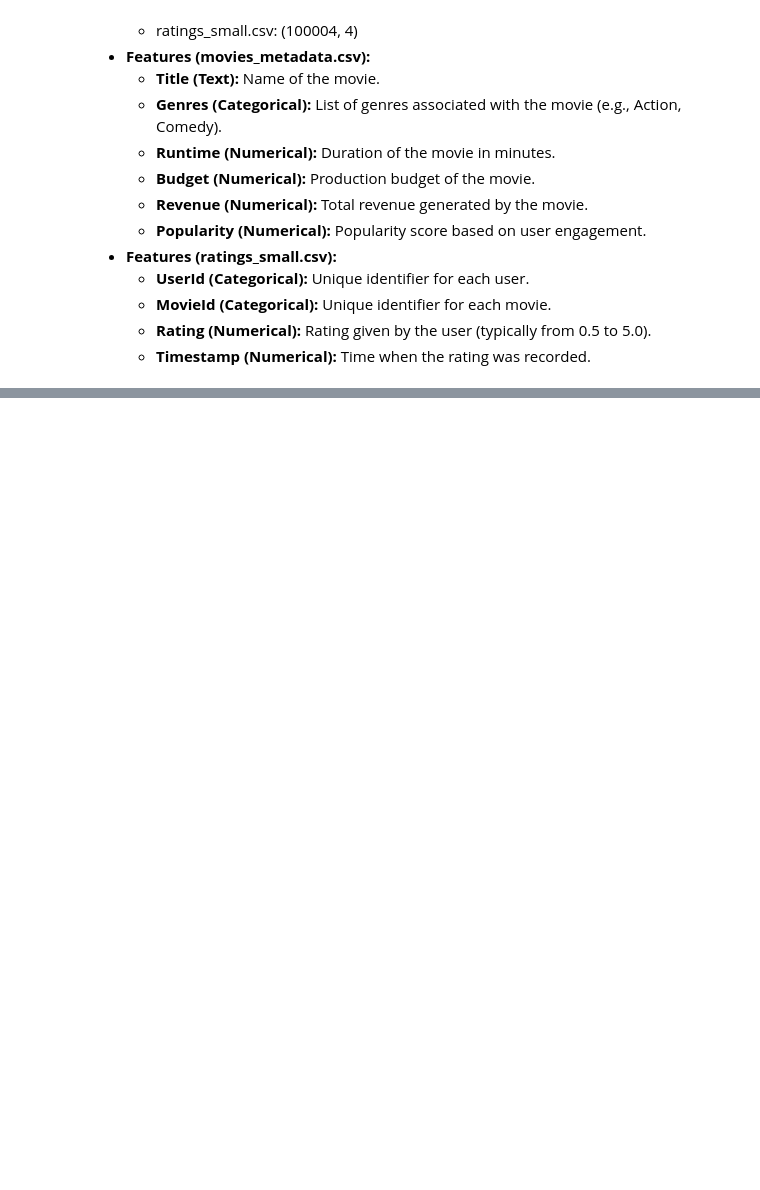
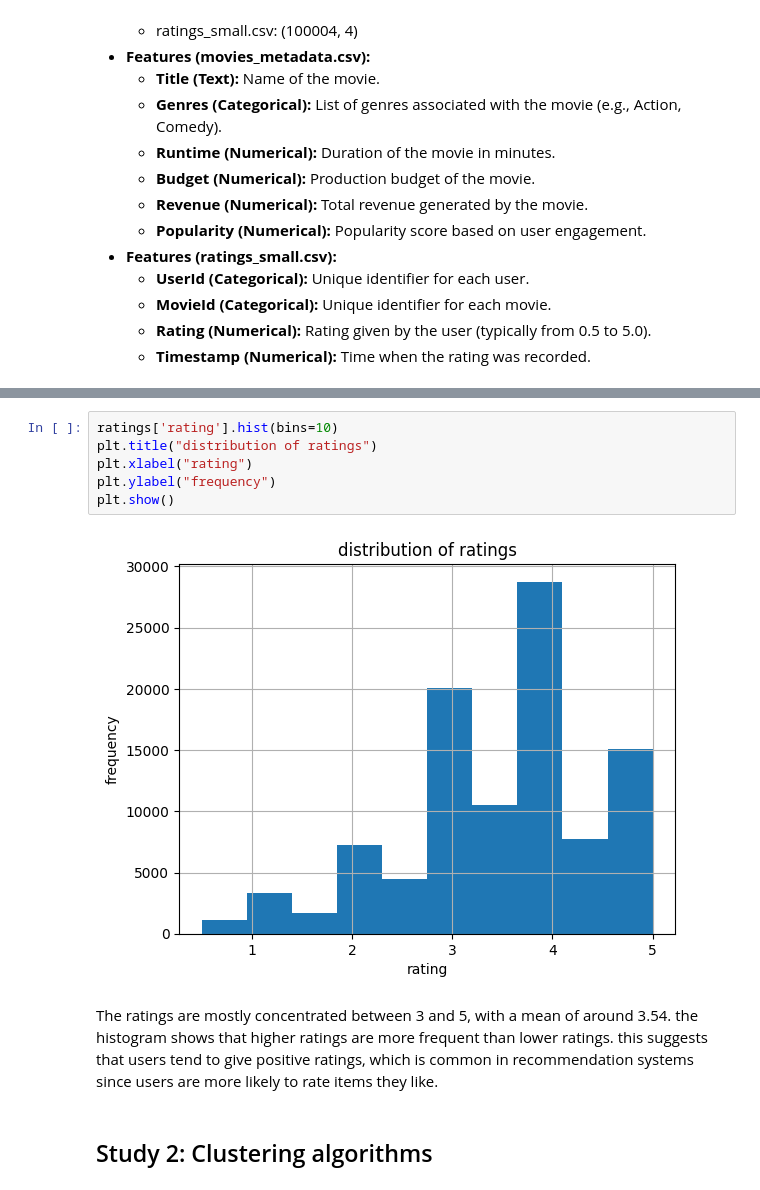
Before and after one commit to Zixin-Fan/CSI4142-A4, a Jupyter notebook: CSI4142_A4_ZixinFan_SolinMaaroof.ipynb, the cells around one changed output, grey strips where cells are left out. Cells and saved outputs as stored; diff of their text form; blank space fills up the shorter version.

```diff
--- a/CSI4142_A4_ZixinFan_SolinMaaroof.ipynb
+++ b/CSI4142_A4_ZixinFan_SolinMaaroof.ipynb
@@ -60,0 +209,12 @@ ratings.shape
+# %%
+ratings['rating'].hist(bins=10)
+plt.title("distribution of ratings")
+plt.xlabel("rating")
+plt.ylabel("frequency")
+plt.show()
+# %% [output]
+[figure, added]
+# %% [markdown]
+The ratings are mostly concentrated between 3 and 5, with a mean of around 3.54. the histogram shows that higher ratings are more frequent than lower ratings. this suggests that users tend to give positive ratings, which is common in recommendation systems since users are more likely to rate items they like.
+# %% [markdown]
+## Study 2: Clustering algorithms
```
Also changed, not shown: parts of 90 cells of this notebook.
